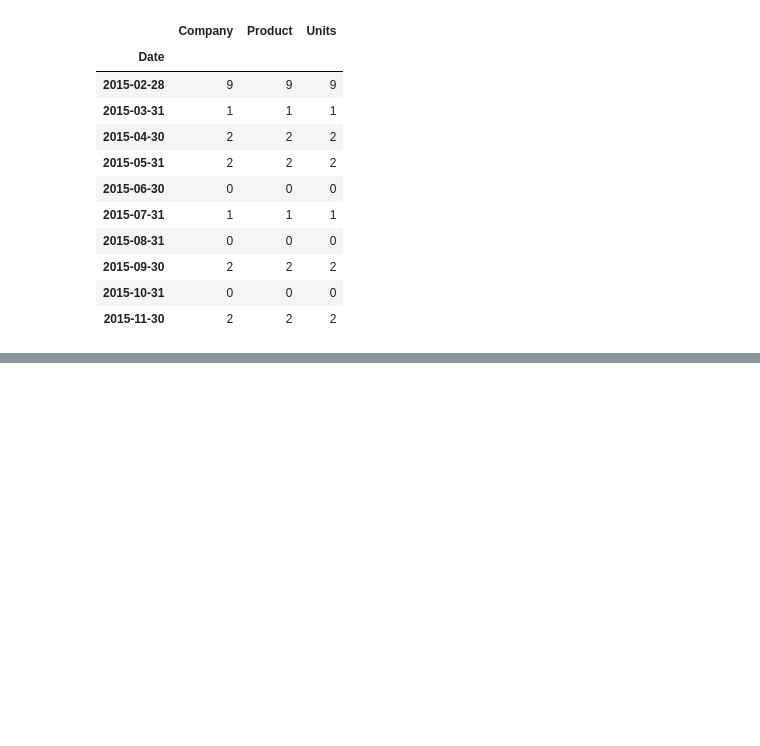
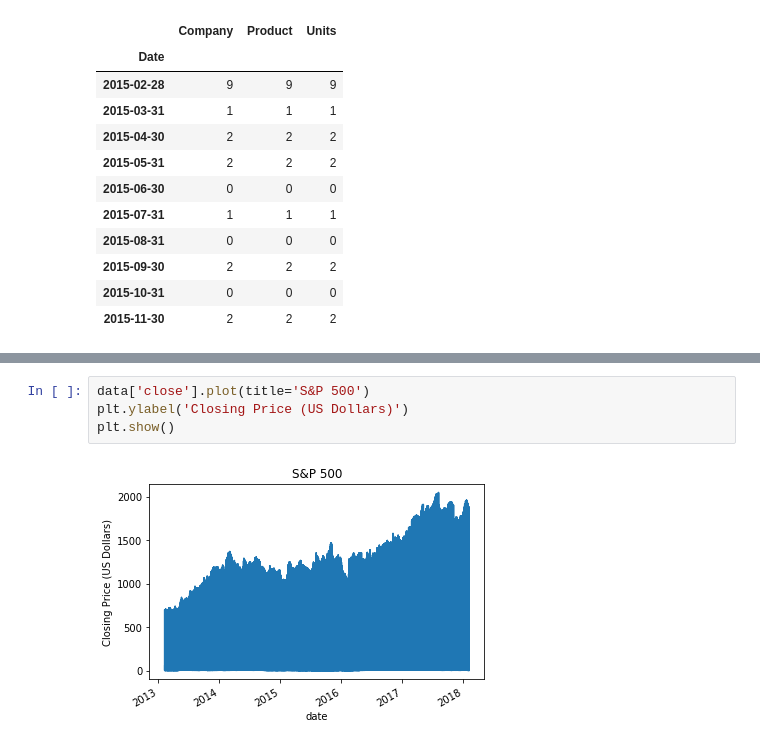
Before and after one commit to SANYAM1996/scatter-plotter, a Jupyter notebook: pandas_foundation.ipynb, the cells around one changed output, grey strips where cells are left out. Cells and saved outputs as stored; diff of their text form; blank space fills up the shorter version.

```diff
--- a/pandas_foundation.ipynb
+++ b/pandas_foundation.ipynb
@@ -621,0 +697,6 @@ df.resample('M').count()
+# %%
+data['close'].plot(title='S&P 500')
+plt.ylabel('Closing Price (US Dollars)')
+plt.show()
+# %% [output]
+[figure, added]
```
Also changed, not shown: parts of 13 cells of this notebook.
